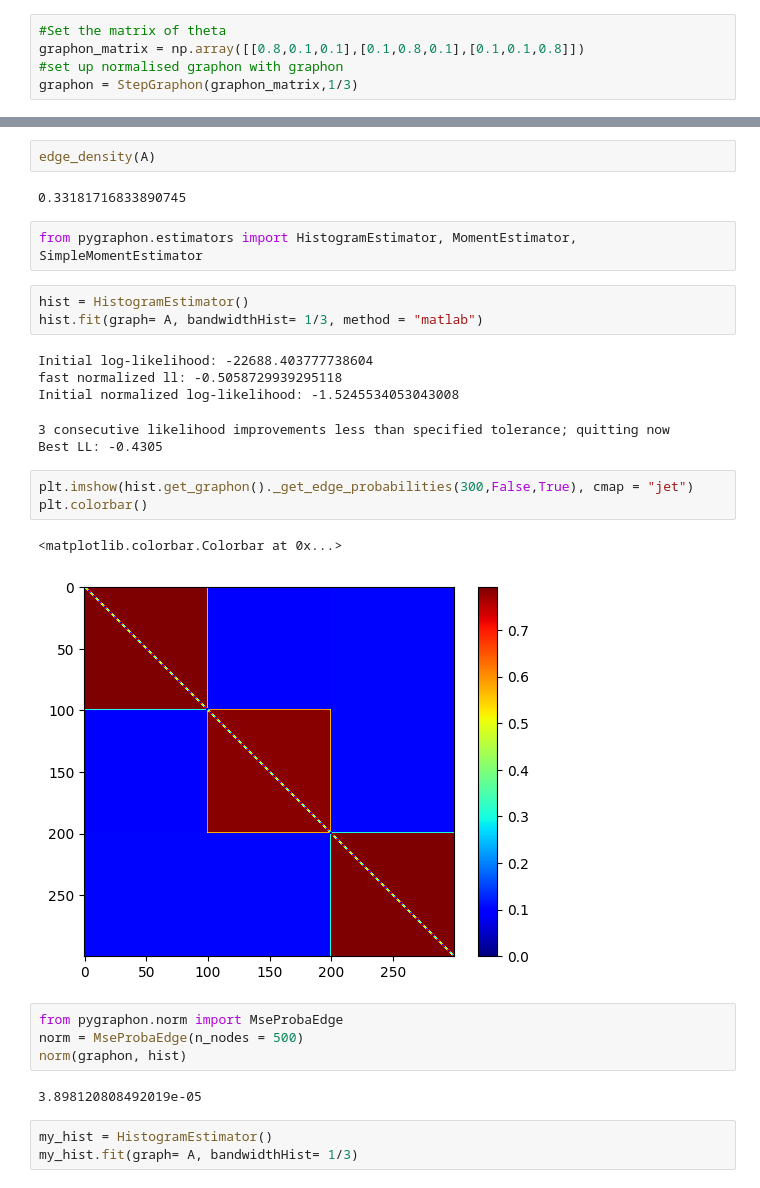
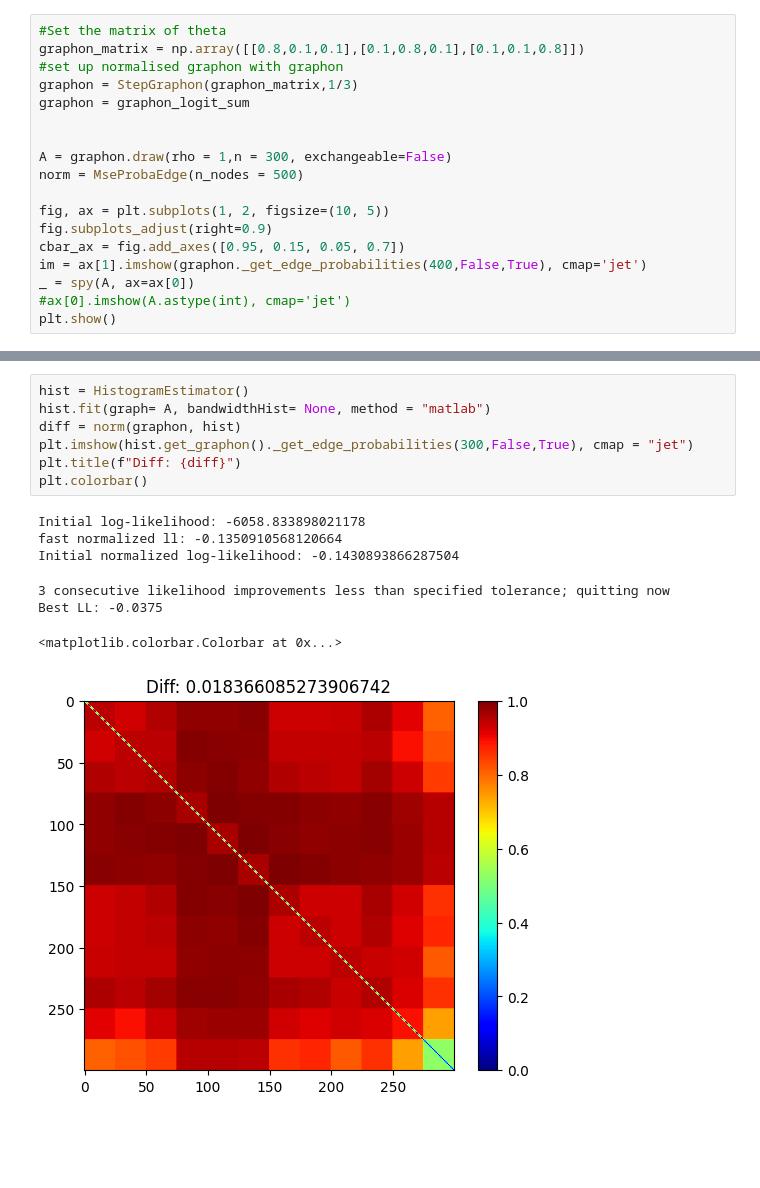
Before and after one commit to dufourc1/pygraphon, a Jupyter notebook: dev/2022_10_01_test_estimators.ipynb, the cells around one changed output, grey strips where cells are left out. Saved outputs shown, nothing was run; the diff lists cells and outputs as text; blank space fills up the shorter version.

```diff
--- a/dev/2022_10_01_test_estimators.ipynb
+++ b/dev/2022_10_01_test_estimators.ipynb
@@ -16,3 +19,16 @@ from tqdm import tqdm
 graphon_matrix = np.array([[0.8,0.1,0.1],[0.1,0.8,0.1],[0.1,0.1,0.8]])
 #set up normalised graphon with graphon
 graphon = StepGraphon(graphon_matrix,1/3)
+graphon = graphon_logit_sum
+
+
+A = graphon.draw(rho = 1,n = 300, exchangeable=False)
+norm = MseProbaEdge(n_nodes = 500)
+
+fig, ax = plt.subplots(1, 2, figsize=(10, 5))
+fig.subplots_adjust(right=0.9)
+cbar_ax = fig.add_axes([0.95, 0.15, 0.05, 0.7])
+im = ax[1].imshow(graphon._get_edge_probabilities(400,False,True), cmap='jet')
+_ = spy(A, ax=ax[0])
+#ax[0].imshow(A.astype(int), cmap='jet')
+plt.show()
@@ -56,31 +37,16 @@ plt.show()
-# %%
-edge_density(A)
-# %% [output]
-0.33181716833890745
-# %%
-from pygraphon.estimators import HistogramEstimator, MomentEstimator, SimpleMomentEstimator
-# %%
-hist = HistogramEstimator()
-hist.fit(graph= A, bandwidthHist= 1/3, method = "matlab")
-# %% [output]
-Initial log-likelihood: -22688.403777738604
-fast normalized ll: -0.5058729939295118
-Initial normalized log-likelihood: -1.5245534053043008
-3 consecutive likelihood improvements less than specified tolerance; quitting now
-Best LL: -0.4305
 # %%
+hist = HistogramEstimator()
+hist.fit(graph= A, bandwidthHist= None, method = "matlab")
+diff = norm(graphon, hist)
 plt.imshow(hist.get_graphon()._get_edge_probabilities(300,False,True), cmap = "jet")
+plt.title(f"Diff: {diff}")
 plt.colorbar()
 # %% [output]
-<matplotlib.colorbar.Colorbar at 0x...>
+Initial log-likelihood: -6058.833898021178
+fast normalized ll: -0.1350910568120664
+Initial normalized log-likelihood: -0.1430893866287504
+3 consecutive likelihood improvements less than specified tolerance; quitting now
+Best LL: -0.0375
+<matplotlib.colorbar.Colorbar at 0x...>
-[figure, old version]
+[figure, new version]
-# %%
-from pygraphon.norm import MseProbaEdge
-norm = MseProbaEdge(n_nodes = 500)
-norm(graphon, hist)
-# %% [output]
-3.898120808492019e-05
-# %%
-my_hist = HistogramEstimator()
-my_hist.fit(graph= A, bandwidthHist= 1/3)
 # %%
```
Also changed, not shown: parts of 57 cells of this notebook, 3 other files.
